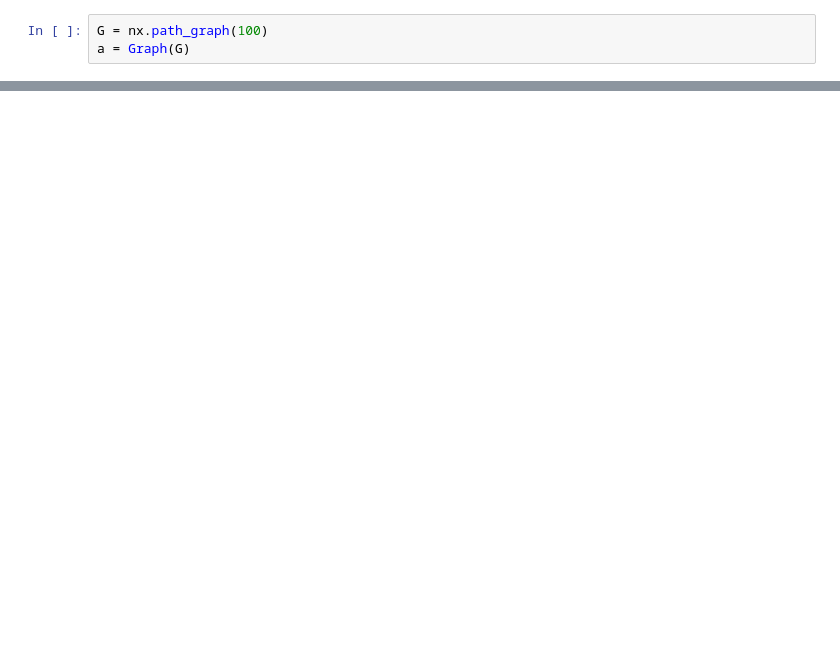
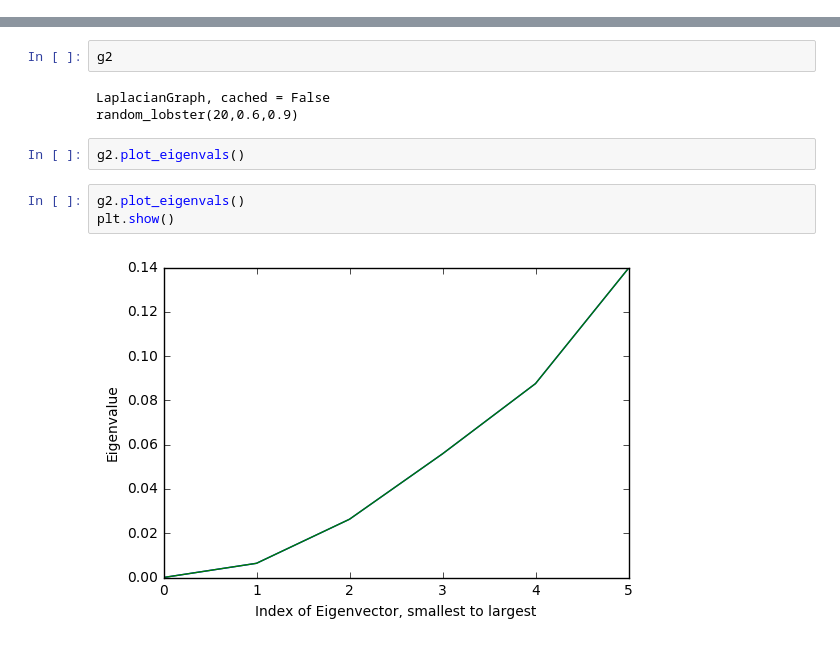
Before and after one commit to KMNitesh/rtg-networks, a Jupyter notebook: Class Graph.ipynb, the cells around one changed output, grey strips where cells are left out. Saved outputs shown, nothing was run; the diff lists cells and outputs as text; blank space fills up the shorter version.

Commit message:
added a few changes based on Clark's laplacian.py

```diff
--- a/Class Graph.ipynb
+++ b/Class Graph.ipynb
@@ -192,3 +0,0 @@ class Graph:
-# %%
-G = nx.path_graph(100)
-a = Graph(G)
@@ -209,0 +90,12 @@ a.plot_edge_eigenvec_sparse(2,3)
+# %%
+g2
+# %% [output]
+LaplacianGraph, cached = False
+random_lobster(20,0.6,0.9)
+# %%
+g2.plot_eigenvals()
+# %%
+g2.plot_eigenvals()
+plt.show()
+# %% [output]
+[figure, added]
```
Also changed, not shown: parts of 10 cells of this notebook.
